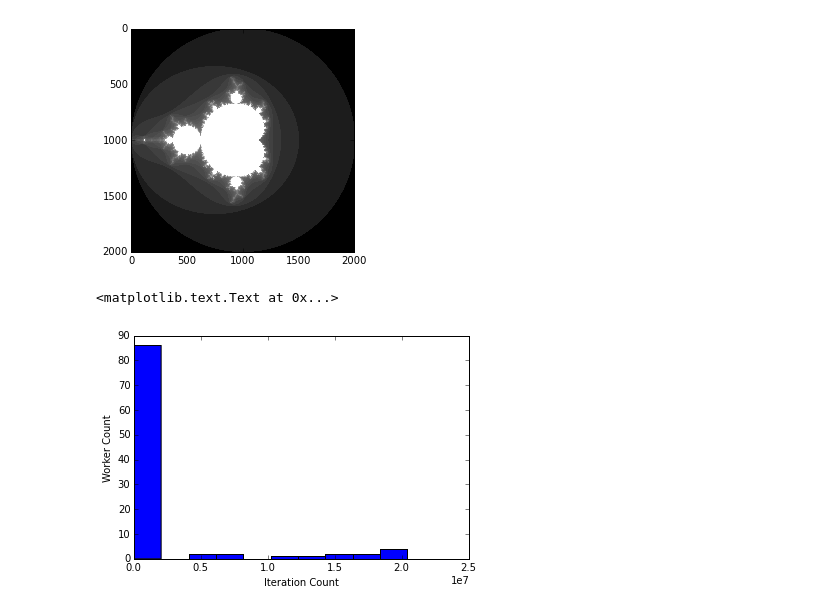
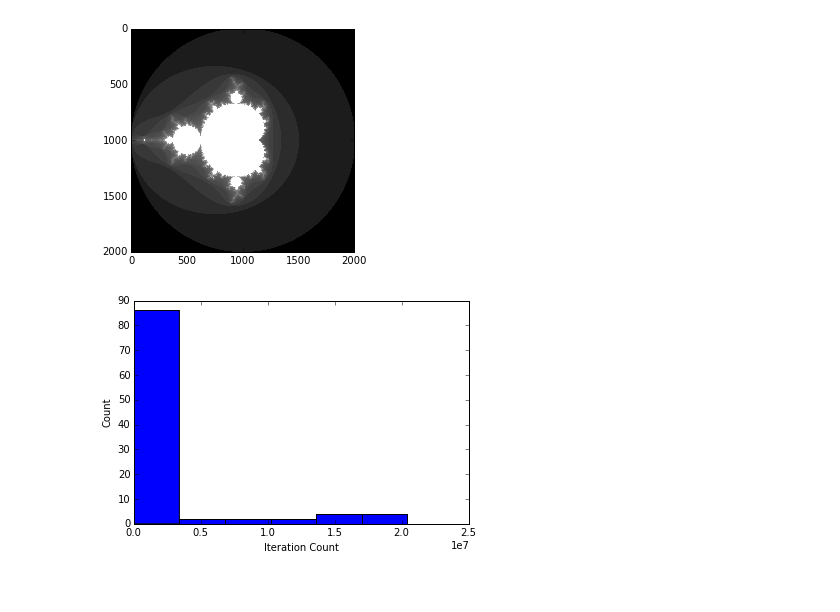
Before and after one commit to harvard-cs205/cs205-homework, a Jupyter notebook: HW1/P2/P2.ipynb, the cells around one changed output. Cells and saved outputs as stored; diff of their text form; code cells hidden in the pictures.

```diff
--- a/HW1/P2/P2.ipynb
+++ b/HW1/P2/P2.ipynb
@@ -52,10 +52,9 @@ draw_image(mandrdd)
 # %% [output]
 [figure]
 # %%
-plt.hist(sum_values_for_partitions(mandrdd).collect())
+plt.hist(sum_values_for_partitions(mandrdd).collect(),bins=6)
+plt.xlabel("Iteration Count")
+plt.ylabel("Count")
 plt.savefig("P2a_hist.png")
-plt.xlabel("Iteration Count")
-plt.ylabel("Worker Count")
 # %% [output]
-<matplotlib.text.Text at 0x...>
-[figure, old version]
+[figure, new version]
```
Also changed, not shown: parts of 5 cells of this notebook, 1 other file.
